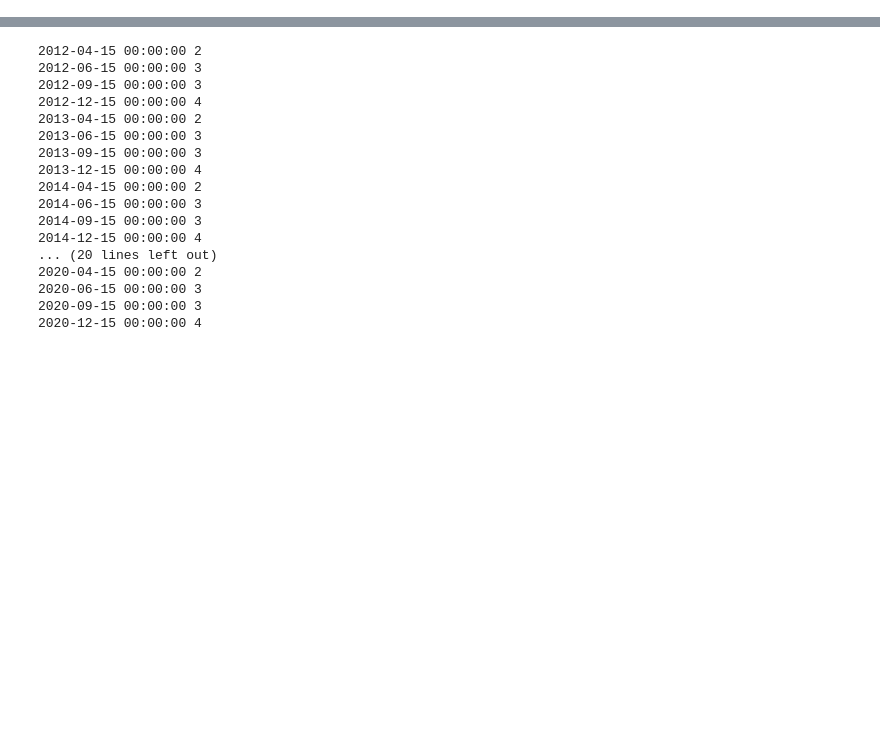
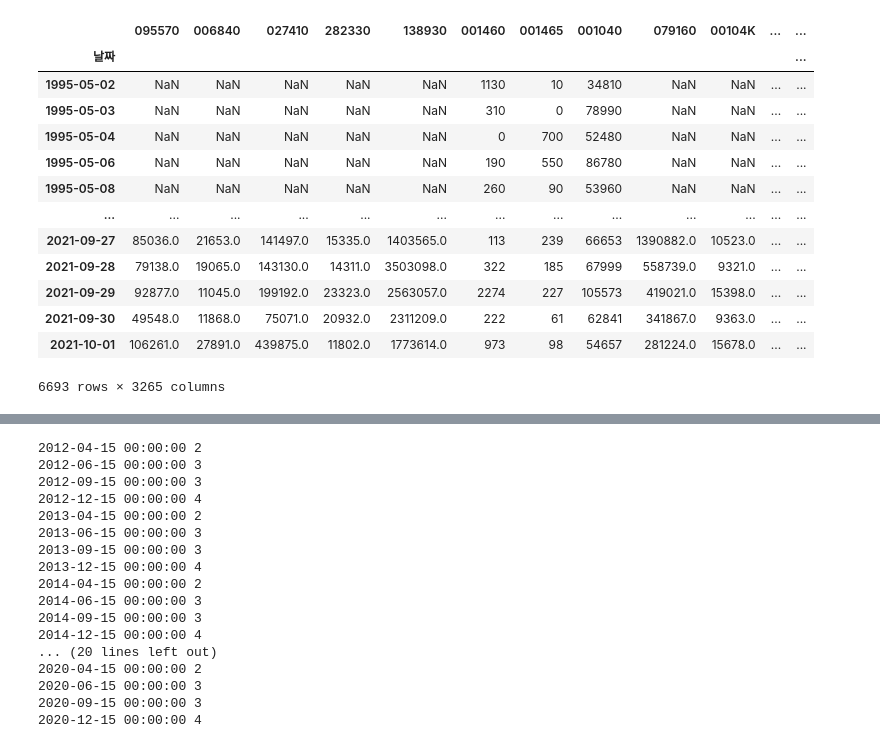
Before and after one commit to malkovich0/FinancePy, a Jupyter notebook: test.ipynb, the cells around one changed output, grey strips where cells are left out. Saved outputs shown, nothing was run; the diff lists cells and outputs as text; code cells hidden in the pictures; blank space fills up the shorter version.

```diff
--- a/test.ipynb
+++ b/test.ipynb
@@ -52,0 +32,21 @@ case.simple_analyzer_monthly_return()
+# %%
+listStock = case.change.columns
+listStock = list(listStock)
+dateStart = case.change.index[0]
+dateEnd = case.change.index[-1]
+tradingVolumeData = {}
+tradingCostData = {}
+for i in range(len(listStock)):
+    if i%50 == 0:
+        print(i)
+    stockCode = listStock[i]
+    stockData = stock.get_market_ohlcv_by_date(dateStart, dateEnd, stockCode,adjusted=False)
+
+    tradingVolumeData[stockCode] = stockData['거래량']
+    tradingCostData[stockCode] = stockData['거래대금']
+#     time.sleep(1)
+
+with open('Raw_Price/tradingVolume_all.pickle', 'wb') as handle:
+    pickle.dump(tradingVolumeData, handle, protocol=pickle.HIGHEST_PROTOCOL)
+with open('Raw_Price/tradingCost_all.pickle', 'wb') as handle:
+    pickle.dump(tradingCostData, handle, protocol=pickle.HIGHEST_PROTOCOL)
@@ -52,0 +95,17 @@ case.simple_analyzer_monthly_return()
+# %%
+pd.DataFrame(tradingVolumeData)
+# %% [output]
+|  | 095570 | 006840 | 027410 | 282330 | 138930 | 001460 | 001465 | 001040 | 079160 | 00104K | ... | ... |
+| 날짜 |  |  |  |  |  |  |  |  |  |  |  | ... |
+| 1995-05-02 | NaN | NaN | NaN | NaN | NaN | 1130 | 10 | 34810 | NaN | NaN | ... | ... |
+| 1995-05-03 | NaN | NaN | NaN | NaN | NaN | 310 | 0 | 78990 | NaN | NaN | ... | ... |
+| 1995-05-04 | NaN | NaN | NaN | NaN | NaN | 0 | 700 | 52480 | NaN | NaN | ... | ... |
+| 1995-05-06 | NaN | NaN | NaN | NaN | NaN | 190 | 550 | 86780 | NaN | NaN | ... | ... |
+| 1995-05-08 | NaN | NaN | NaN | NaN | NaN | 260 | 90 | 53960 | NaN | NaN | ... | ... |
+| ... | ... | ... | ... | ... | ... | ... | ... | ... | ... | ... | ... | ... |
+| 2021-09-27 | 85036.0 | 21653.0 | 141497.0 | 15335.0 | 1403565.0 | 113 | 239 | 66653 | 1390882.0 | 10523.0 | ... | ... |
+| 2021-09-28 | 79138.0 | 19065.0 | 143130.0 | 14311.0 | 3503098.0 | 322 | 185 | 67999 | 558739.0 | 9321.0 | ... | ... |
+| 2021-09-29 | 92877.0 | 11045.0 | 199192.0 | 23323.0 | 2563057.0 | 2274 | 227 | 105573 | 419021.0 | 15398.0 | ... | ... |
+| 2021-09-30 | 49548.0 | 11868.0 | 75071.0 | 20932.0 | 2311209.0 | 222 | 61 | 62841 | 341867.0 | 9363.0 | ... | ... |
+| 2021-10-01 | 106261.0 | 27891.0 | 439875.0 | 11802.0 | 1773614.0 | 973 | 98 | 54657 | 281224.0 | 15678.0 | ... | ... |
+6693 rows × 3265 columns
```
Also changed, not shown: parts of 74 cells of this notebook, 8 other files.
